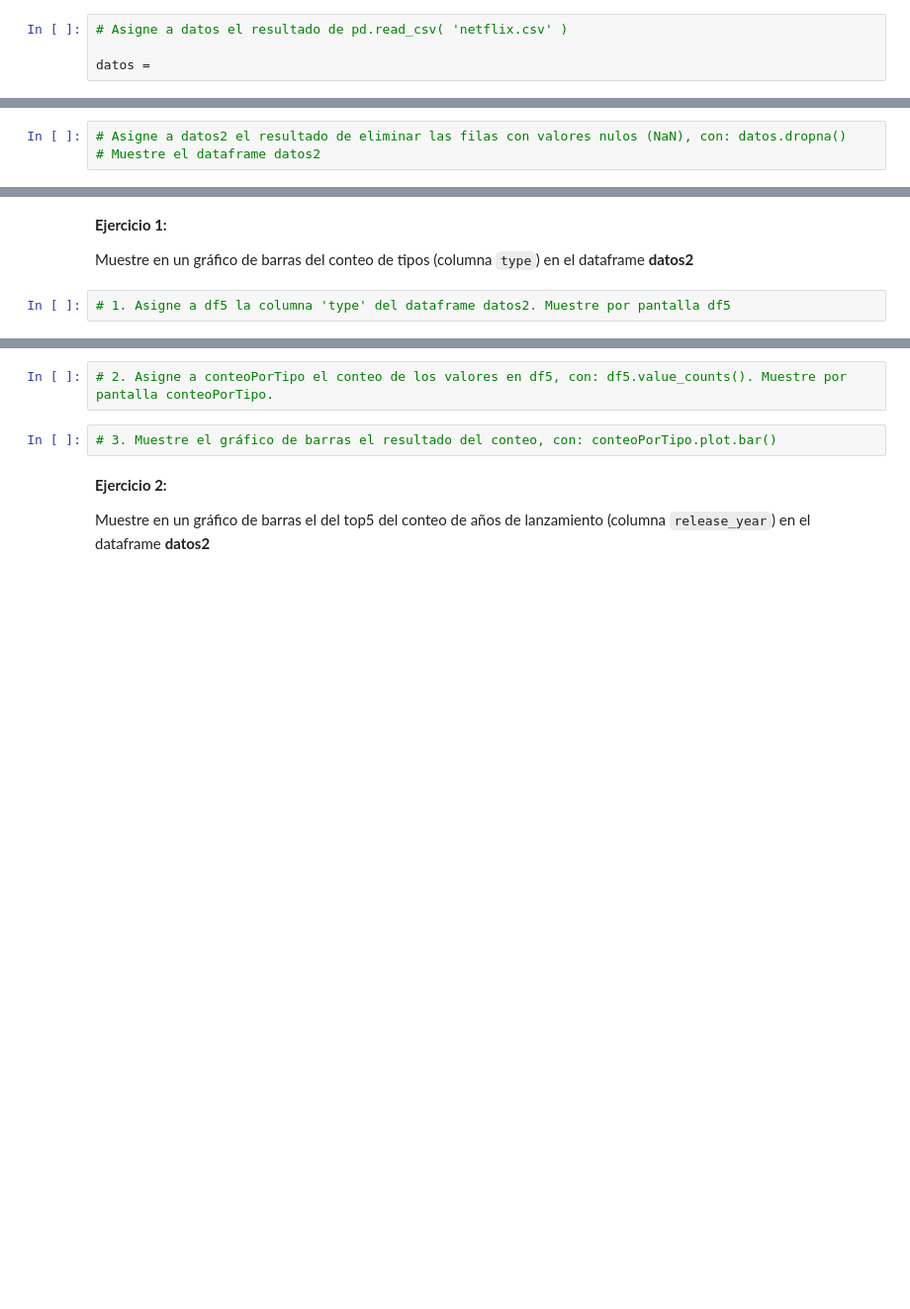
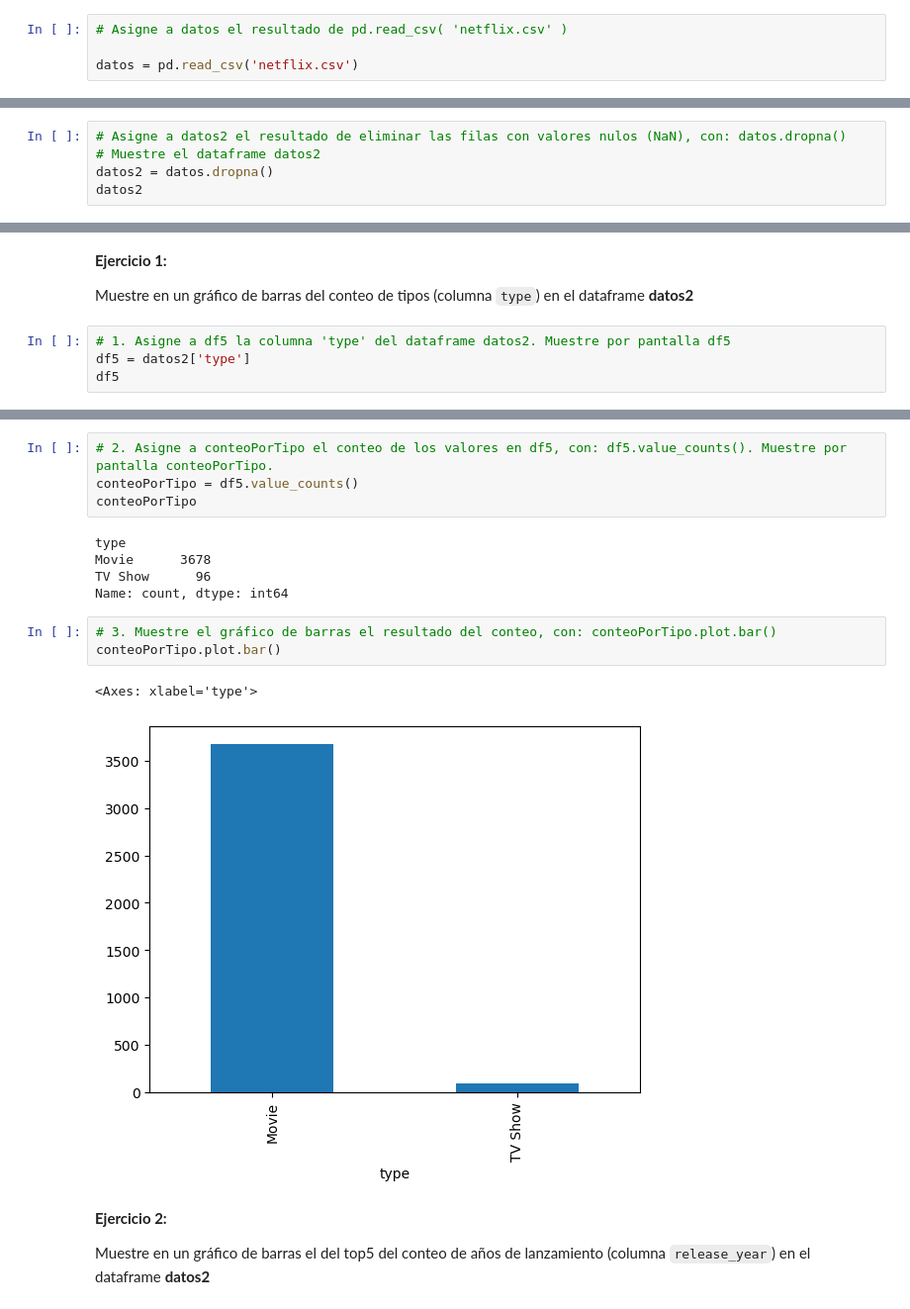
Before and after one commit to MCD-ESPOL/PCD, a Jupyter notebook: notebooks/notebook10.ipynb, the cells around one changed output, grey strips where cells are left out. Shown at 99% size. Cells and saved outputs as stored; diff of their text form; blank space fills up the shorter version.

```diff
--- a/notebooks/notebook10.ipynb
+++ b/notebooks/notebook10.ipynb
@@ -23,7 +24,7 @@ El conjunto es parte del dataset original de [películas y shows en Netflix](htt
 # %%
 # Asigne a datos el resultado de pd.read_csv( 'netflix.csv' )
 
-datos =
+datos = pd.read_csv('netflix.csv')
 # %% [markdown]
 ### Dataframe
 
@@ -93,3 +302,5 @@ El _NaN_ significa "Not a Number", es un valor especial utilizado para represent
 # %%
 # Asigne a datos2 el resultado de eliminar las filas con valores nulos (NaN), con: datos.dropna()
 # Muestre el dataframe datos2
+datos2 = datos.dropna()
+datos2
@@ -115,3 +398,5 @@ En adelante, utilice el dataframe `datos2` para reproducir los siguientes ejerci
 Muestre en un gráfico de barras del conteo de tipos (columna `type`) en el dataframe **datos2**
 # %%
 # 1. Asigne a df5 la columna 'type' del dataframe datos2. Muestre por pantalla df5
+df5 = datos2['type']
+df5
@@ -118,7 +416,18 @@ Muestre en un gráfico de barras del conteo de tipos (columna `type`) en el data
 # %%
 # 2. Asigne a conteoPorTipo el conteo de los valores en df5, con: df5.value_counts(). Muestre por pantalla conteoPorTipo.
+conteoPorTipo = df5.value_counts()
+conteoPorTipo
+# %% [output]
+type
+Movie      3678
+TV Show      96
+Name: count, dtype: int64
 # %%
 # 3. Muestre el gráfico de barras el resultado del conteo, con: conteoPorTipo.plot.bar()
+conteoPorTipo.plot.bar()
+# %% [output]
+<Axes: xlabel='type'>
+[figure, added]
 # %% [markdown]
 **Ejercicio 2:**
 
```
Also changed, not shown: parts of 26 cells of this notebook.
